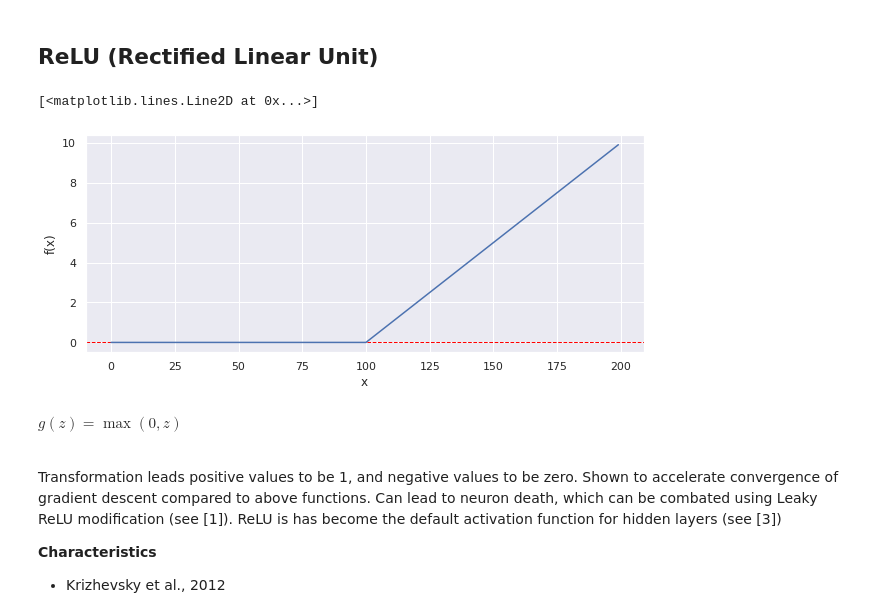
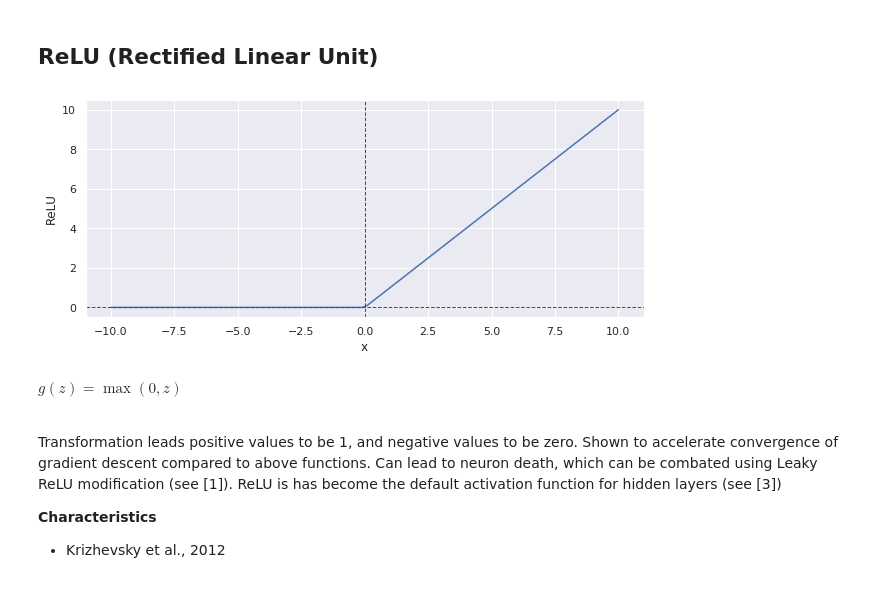
Before and after one commit to deltorobarba/sciences, a Jupyter notebook: activation.ipynb, the cells around one changed output. Cells and saved outputs as stored; diff of their text form; code cells hidden in the pictures.

```diff
--- a/activation.ipynb
+++ b/activation.ipynb
@@ -155,13 +189,15 @@ $g(z)=\frac{e^{z}-e^{-z}}{e^{z}+e^{-z}}$
 # %% [markdown]
 ## ReLU (Rectified Linear Unit)
 # %%
-x = np.arange(-10, 10, 0.1)
-plt.xlabel('x'), plt.ylabel('f(x)')
+x = np.linspace(-10, 10, 100)
+z = (np.maximum(0, x))
+
+plt.plot(x, z), plt.xlabel("x"), plt.ylabel("ReLU")
 plt.axhline(y=0, color='red', linestyle='--', linewidth=1.0);
-plt.plot(np.maximum(0, x))
+plt.axvline(x=0, color='red', linestyle='--', linewidth=1.0);
+plt.show()
 # %% [output]
-[<matplotlib.lines.Line2D at 0x...>]
-[figure, old version]
+[figure, new version]
 # %% [markdown]
 $g(z)=\max (0, z)$
 
```
Also changed, not shown: parts of 26 cells of this notebook.
